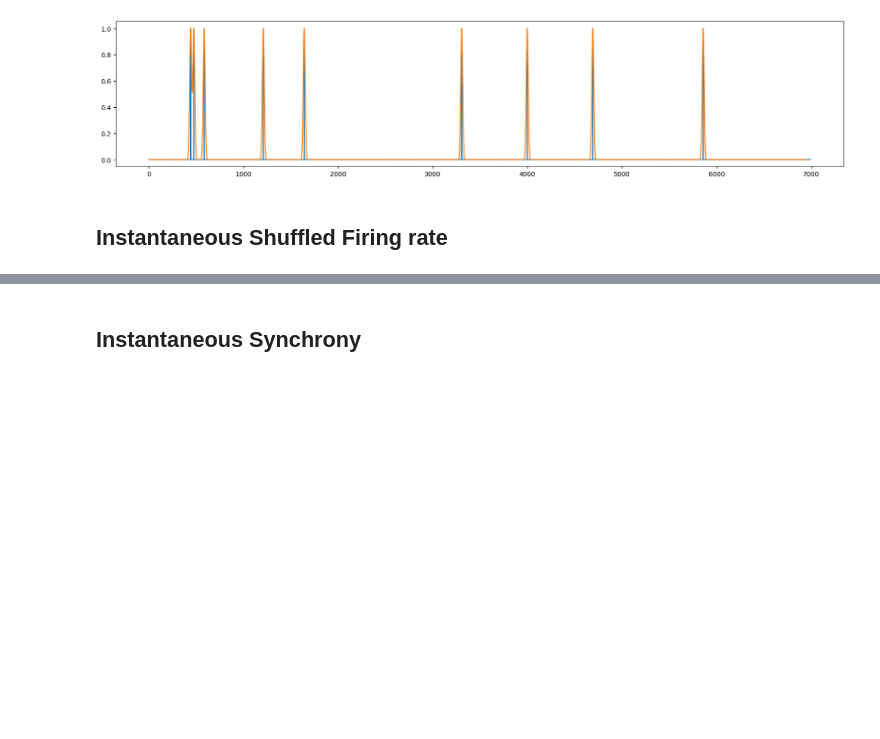
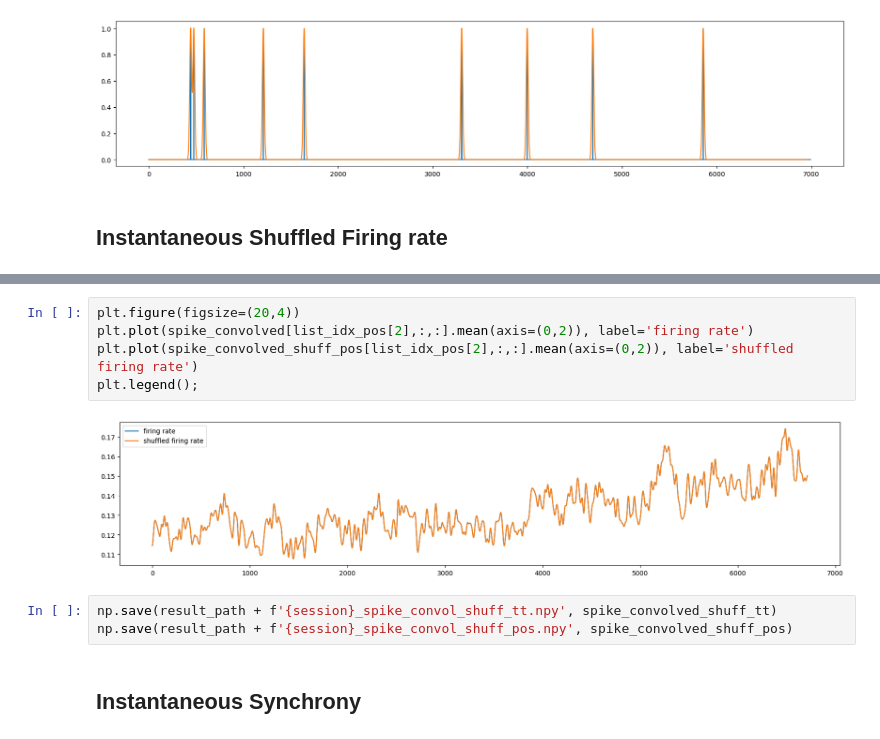
Before and after one commit to Lamifsud/pattern_classification_git, a Jupyter notebook: pipeline_drafts/preprocess.ipynb, the cells around one changed output, grey strips where cells are left out. Drawn from its saved outputs; the diff is of its cells as text; blank space fills up the shorter version.

```diff
--- a/pipeline_drafts/preprocess.ipynb
+++ b/pipeline_drafts/preprocess.ipynb
@@ -215,3 +268,13 @@ np.save(result_path + 'spike_convol_shuff.npy', spike_convolved_shuff)
+# %%
+plt.figure(figsize=(20,4))
+plt.plot(spike_convolved[list_idx_pos[2],:,:].mean(axis=(0,2)), label='firing rate')
+plt.plot(spike_convolved_shuff_pos[list_idx_pos[2],:,:].mean(axis=(0,2)), label='shuffled firing rate')
+plt.legend();
+# %% [output]
+[figure, added]
+# %%
+np.save(result_path + f'{session}_spike_convol_shuff_tt.npy', spike_convolved_shuff_tt)
+np.save(result_path + f'{session}_spike_convol_shuff_pos.npy', spike_convolved_shuff_pos)
 # %% [markdown]
 ## Instantaneous Synchrony
 # %%
```
Also changed, not shown: parts of 17 cells of this notebook, 9 other files.
